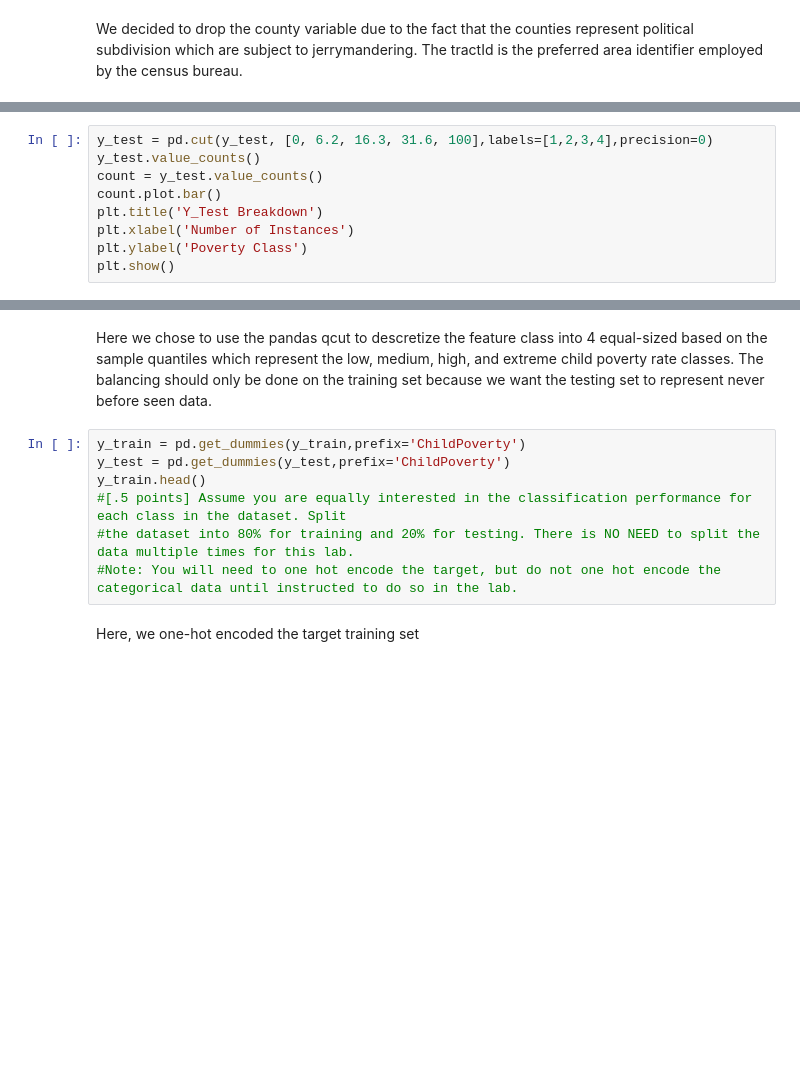
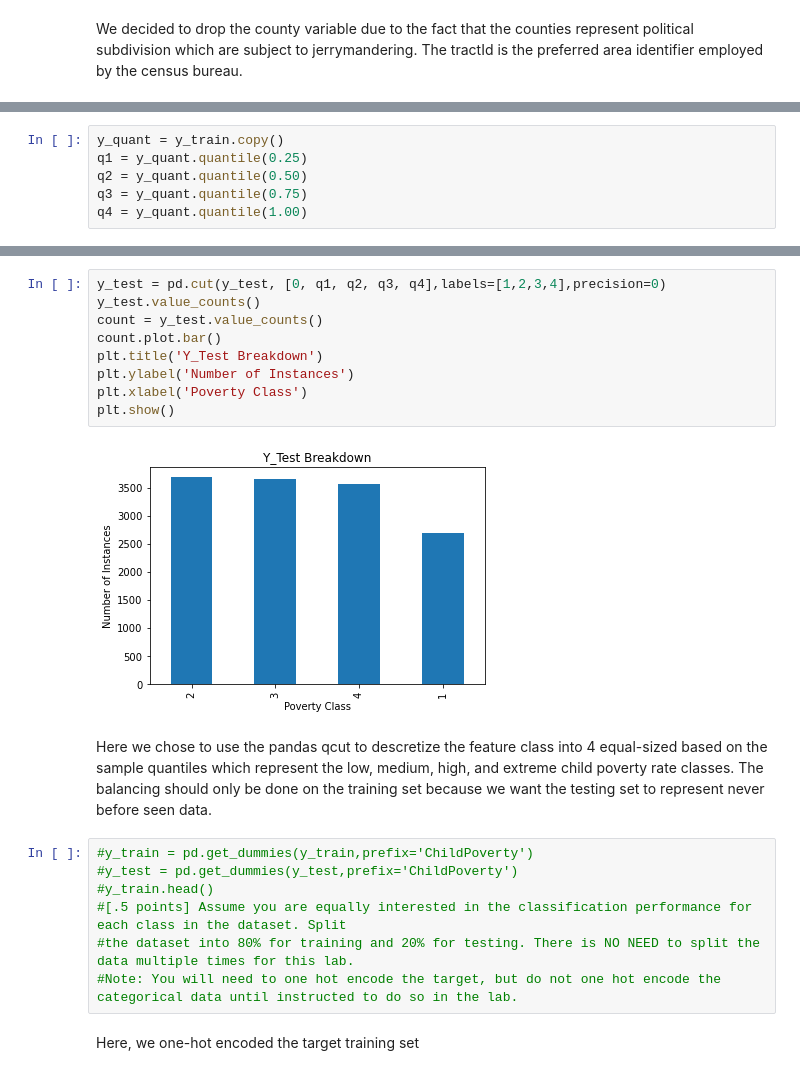
Before and after one commit to lukedemaio/MLLab04, a Jupyter notebook: Lab4.ipynb, the cells around one changed output, grey strips where cells are left out. Cells and saved outputs as stored; diff of their text form; blank space fills up the shorter version.

```diff
--- a/Lab4.ipynb
+++ b/Lab4.ipynb
@@ -68,2 +71,8 @@ max          1.000000
 Name: ChildPoverty, dtype: float64
+# %%
+y_quant = y_train.copy()
+q1 = y_quant.quantile(0.25)
+q2 = y_quant.quantile(0.50)
+q3 = y_quant.quantile(0.75)
+q4 = y_quant.quantile(1.00)
 # %%
@@ -88,9 +87,0 @@ plt.show()
-# %%
-y_test = pd.cut(y_test, [0, 6.2, 16.3, 31.6, 100],labels=[1,2,3,4],precision=0)
-y_test.value_counts()
-count = y_test.value_counts()
-count.plot.bar()
-plt.title('Y_Test Breakdown')
-plt.xlabel('Number of Instances')
-plt.ylabel('Poverty Class')
-plt.show()
@@ -99,9 +98,20 @@ plt.show()
+# %%
+y_test = pd.cut(y_test, [0, q1, q2, q3, q4],labels=[1,2,3,4],precision=0)
+y_test.value_counts()
+count = y_test.value_counts()
+count.plot.bar()
+plt.title('Y_Test Breakdown')
+plt.ylabel('Number of Instances')
+plt.xlabel('Poverty Class')
+plt.show()
+# %% [output]
+[figure, added]
 # %% [markdown]
 Here we chose to use the pandas qcut to descretize the feature class into 4 equal-sized based on the sample quantiles which represent the low, medium, high, and extreme child poverty rate classes. The balancing should only be done on the training set because we want the testing set to represent never before seen data.
 # %%
-y_train = pd.get_dummies(y_train,prefix='ChildPoverty')
-y_test = pd.get_dummies(y_test,prefix='ChildPoverty')
-y_train.head()
+#y_train = pd.get_dummies(y_train,prefix='ChildPoverty')
+#y_test = pd.get_dummies(y_test,prefix='ChildPoverty')
+#y_train.head()
 #[.5 points] Assume you are equally interested in the classification performance for each class in the dataset. Split
 #the dataset into 80% for training and 20% for testing. There is NO NEED to split the data multiple times for this lab.
 #Note: You will need to one hot encode the target, but do not one hot encode the categorical data until instructed to do so in the lab.
```
Also changed, not shown: parts of 40 cells of this notebook.
